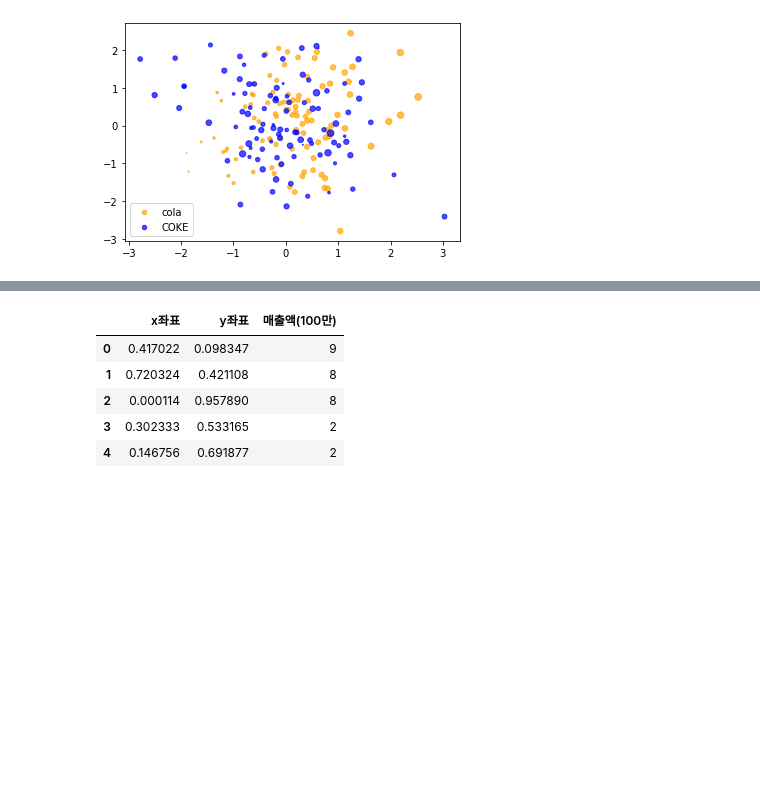
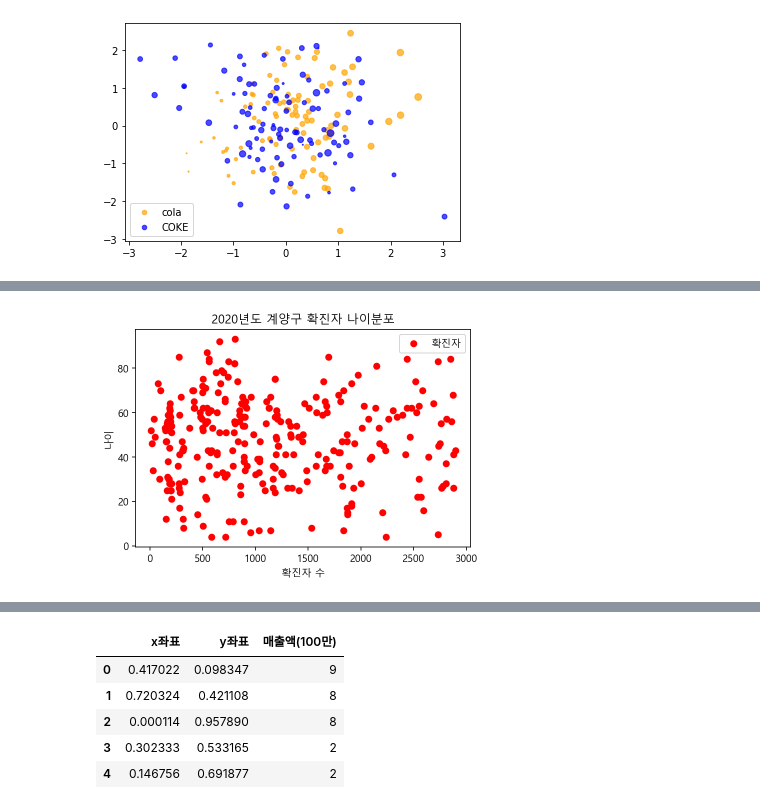
Before and after one commit to afl268/python, a Jupyter notebook: Scatter.ipynb, the cells around one changed output, grey strips where cells are left out. Drawn from its saved outputs; the diff is of its cells as text; code cells hidden in the pictures; blank space fills up the shorter version.

```diff
--- a/Scatter.ipynb
+++ b/Scatter.ipynb
@@ -52,3 +52,8 @@ plt.legend()
 plt.show()
 # %% [output]
 [figure]
+# %%
+import pandas as pd
+
+df = pd.read_csv('./인천광역시_코로나19 확진자 현황_20220117.csv',encoding='cp949')
+print(df)
@@ -54,0 +92,5 @@ plt.show()
+# %%
+df['확진일'] = pd.to_datetime(df['확진일'],format='%Y-%m-%d')
+# %%
+df12 = df.query('"2020"<= 확진일 <= "2020-12-31"')
+print(df12)
@@ -54,0 +112,3 @@ plt.show()
+# %%
+gyeyang12 = df12[df12['관리기관'] == '계양구']
+gyeyang12.tail()
@@ -54,0 +122,16 @@ plt.show()
+# %%
+import matplotlib
+from IPython.display import set_matplotlib_formats
+set_matplotlib_formats('retina')
+matplotlib.rc('axes',unicode_minus = False)
+matplotlib.rc('font',family = 'Malgun Gothic')
+
+plt.scatter( gyeyang12['인천'], gyeyang12['나이'], label = "확진자" , color = "red")
+
+plt.legend(loc = "best")
+plt.title('2020년도 계양구 확진자 나이분포')
+plt.xlabel('확진자 수')
+plt.ylabel('나이')
+plt.show()
+# %% [output]
+[figure, added]
```
Also changed, not shown: parts of 8 cells of this notebook, 2 other files.
